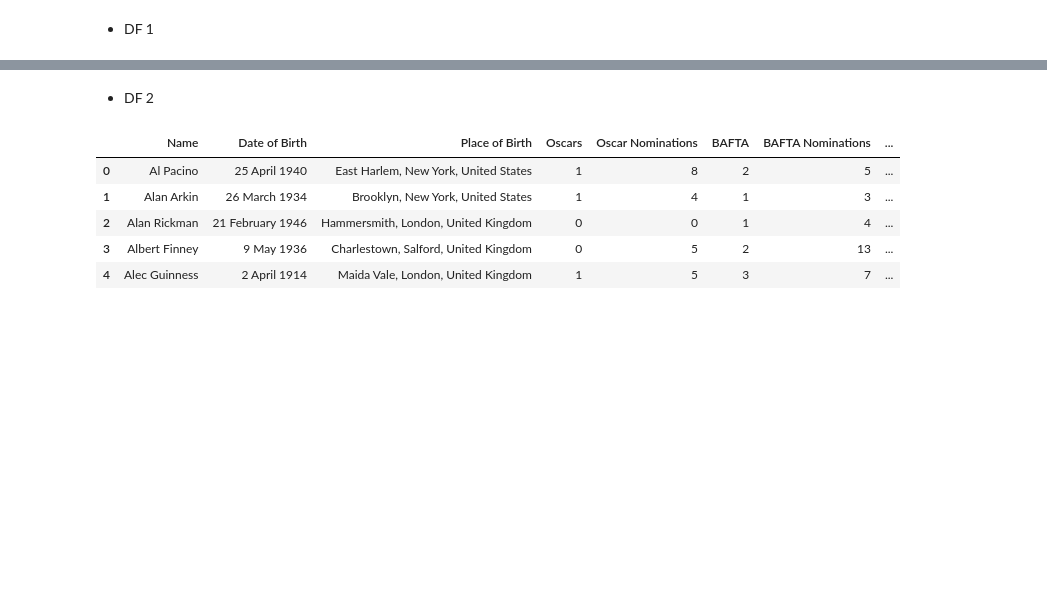
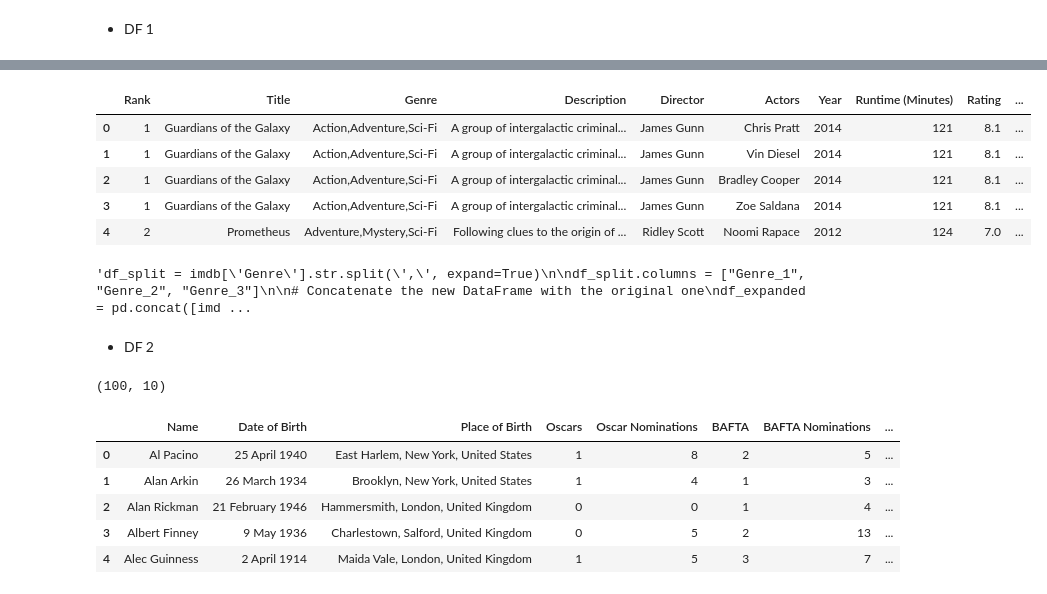
Before and after one commit to emmacunill/Actresses-and-some-Actors, a Jupyter notebook: notebooks/cleaning.ipynb, the cells around one changed output, grey strips where cells are left out. Cells and saved outputs as stored; diff of their text form; code cells hidden in the pictures; blank space fills up the shorter version.

```diff
--- a/notebooks/cleaning.ipynb
+++ b/notebooks/cleaning.ipynb
@@ -17,3 +76,28 @@ df_7 = pd.read_csv("../posibles_datasets/netflix_titles.csv")
+# %%
+imdb = lists_into_columns(imdb, "Genre",",", "Genre_1", "Genre_2", "Genre_3")
+imdb.head()
+# %% [output]
+|  | Rank | Title | Genre | Description | Director | Actors | Year | Runtime (Minutes) | Rating | ... |
+| 0 | 1 | Guardians of the Galaxy | Action,Adventure,Sci-Fi | A group of intergalactic criminal... | James Gunn | Chris Pratt | 2014 | 121 | 8.1 | ... |
+| 1 | 1 | Guardians of the Galaxy | Action,Adventure,Sci-Fi | A group of intergalactic criminal... | James Gunn | Vin Diesel | 2014 | 121 | 8.1 | ... |
+| 2 | 1 | Guardians of the Galaxy | Action,Adventure,Sci-Fi | A group of intergalactic criminal... | James Gunn | Bradley Cooper | 2014 | 121 | 8.1 | ... |
+| 3 | 1 | Guardians of the Galaxy | Action,Adventure,Sci-Fi | A group of intergalactic criminal... | James Gunn | Zoe Saldana | 2014 | 121 | 8.1 | ... |
+| 4 | 2 | Prometheus | Adventure,Mystery,Sci-Fi | Following clues to the origin of ... | Ridley Scott | Noomi Rapace | 2012 | 124 | 7.0 | ... |
+# %%
+'''df_split = imdb['Genre'].str.split(',', expand=True)
+
+df_split.columns = ["Genre_1", "Genre_2", "Genre_3"]
+
+# Concatenate the new DataFrame with the original one
+df_expanded = pd.concat([imdb, df_split], axis=1)
+
+df_expanded.head()'''
+# %% [output]
+'df_split = imdb[\'Genre\'].str.split(\',\', expand=True)\n\ndf_split.columns = ["Genre_1", "Genre_2", "Genre_3"]\n\n# Concatenate the new DataFrame with the original one\ndf_expanded = pd.concat([imd ...
 # %% [markdown]
 - DF 2
+# %%
+best_act.shape
+# %% [output]
+(100, 10)
 # %%
```
Also changed, not shown: parts of 18 cells of this notebook.
